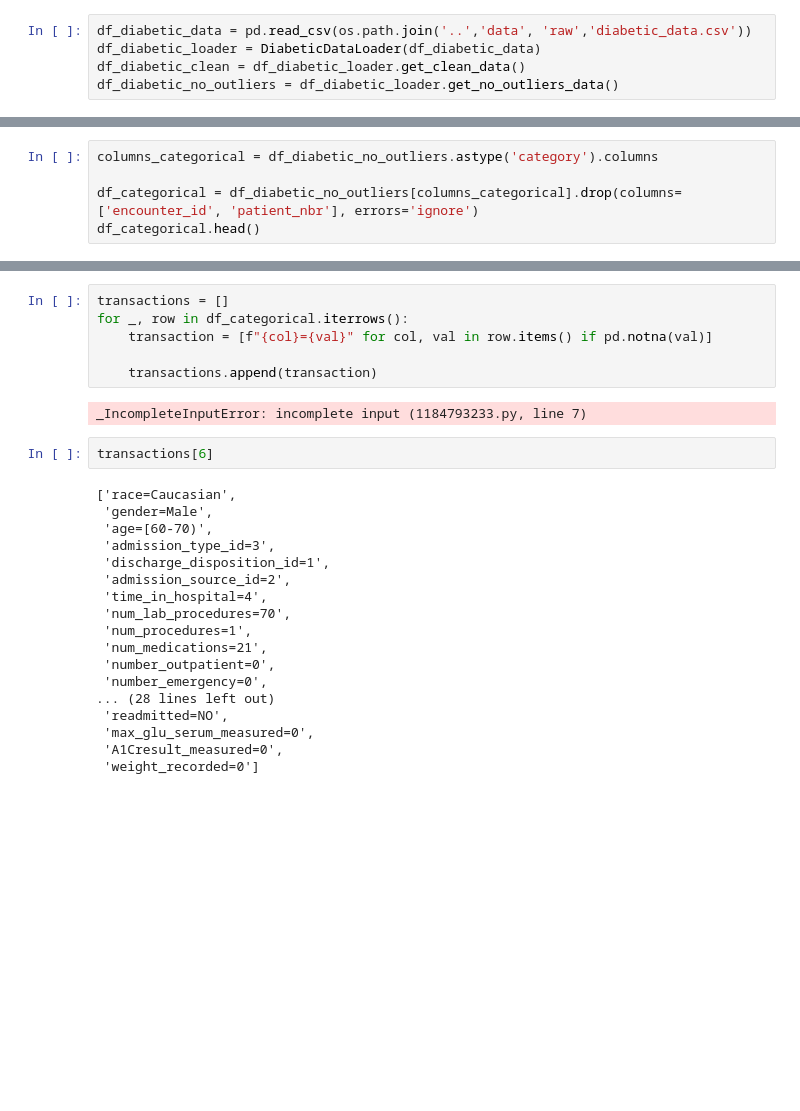
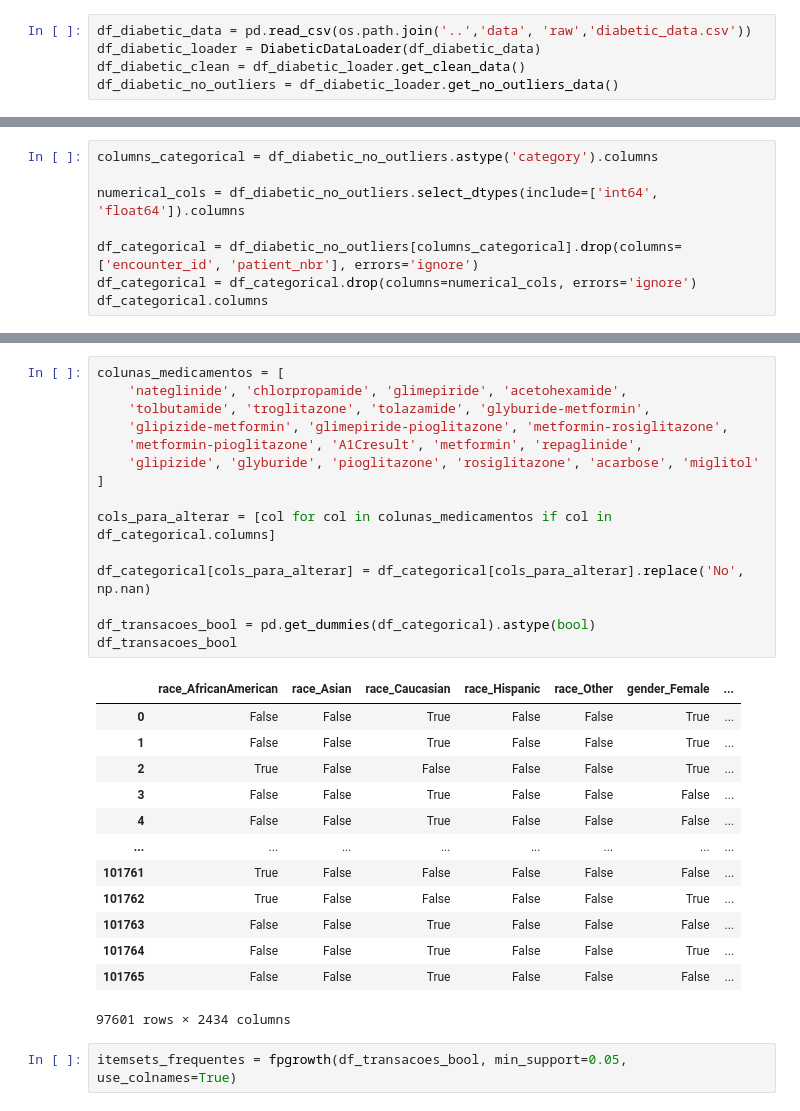
Before and after one commit to guimaguima/tp01, a Jupyter notebook: notebooks/PATTERNS.ipynb, the cells around one changed output, grey strips where cells are left out. Drawn from its saved outputs; the diff is of its cells as text; blank space fills up the shorter version.

```diff
--- a/notebooks/PATTERNS.ipynb
+++ b/notebooks/PATTERNS.ipynb
@@ -149,6 +169,9 @@ df_diabetic_no_outliers = df_diabetic_loader.get_no_outliers_data()
 # %%
 columns_categorical = df_diabetic_no_outliers.astype('category').columns
 
+numerical_cols = df_diabetic_no_outliers.select_dtypes(include=['int64', 'float64']).columns
+
 df_categorical = df_diabetic_no_outliers[columns_categorical].drop(columns=['encounter_id', 'patient_nbr'], errors='ignore')
-df_categorical.head()
+df_categorical = df_categorical.drop(columns=numerical_cols, errors='ignore')
+df_categorical.columns
 # %% [output]
@@ -162,28 +183,31 @@ df_categorical.head()
-# %%
-transactions = []
-for _, row in df_categorical.iterrows():
-    transaction = [f"{col}={val}" for col, val in row.items() if pd.notna(val)]
-
-    transactions.append(transaction)
-# %% [output]
-_IncompleteInputError: incomplete input (1184793233.py, line 7)
-# %%
-transactions[6]
-# %% [output]
-['race=Caucasian',
- 'gender=Male',
- 'age=[60-70)',
- 'admission_type_id=3',
- 'discharge_disposition_id=1',
- 'admission_source_id=2',
- 'time_in_hospital=4',
- 'num_lab_procedures=70',
- 'num_procedures=1',
- 'num_medications=21',
- 'number_outpatient=0',
- 'number_emergency=0',
-... (28 lines left out)
- 'readmitted=NO',
- 'max_glu_serum_measured=0',
- 'A1Cresult_measured=0',
- 'weight_recorded=0']
+# %%
+colunas_medicamentos = [
+    'nateglinide', 'chlorpropamide', 'glimepiride', 'acetohexamide',
+    'tolbutamide', 'troglitazone', 'tolazamide', 'glyburide-metformin',
+    'glipizide-metformin', 'glimepiride-pioglitazone', 'metformin-rosiglitazone',
+    'metformin-pioglitazone', 'A1Cresult', 'metformin', 'repaglinide',
+    'glipizide', 'glyburide', 'pioglitazone', 'rosiglitazone', 'acarbose', 'miglitol'
+]
+
+cols_para_alterar = [col for col in colunas_medicamentos if col in df_categorical.columns]
+
+df_categorical[cols_para_alterar] = df_categorical[cols_para_alterar].replace('No', np.nan)
+
+df_transacoes_bool = pd.get_dummies(df_categorical).astype(bool)
+df_transacoes_bool
+# %% [output]
+|  | race_AfricanAmerican | race_Asian | race_Caucasian | race_Hispanic | race_Other | gender_Female | ... |
+| 0 | False | False | True | False | False | True | ... |
+| 1 | False | False | True | False | False | True | ... |
+| 2 | True | False | False | False | False | True | ... |
+| 3 | False | False | True | False | False | False | ... |
+| 4 | False | False | True | False | False | False | ... |
+| ... | ... | ... | ... | ... | ... | ... | ... |
+| 101761 | True | False | False | False | False | False | ... |
+| 101762 | True | False | False | False | False | True | ... |
+| 101763 | False | False | True | False | False | False | ... |
+| 101764 | False | False | True | False | False | True | ... |
+| 101765 | False | False | True | False | False | False | ... |
+97601 rows × 2434 columns
+# %%
+itemsets_frequentes = fpgrowth(df_transacoes_bool, min_support=0.05, use_colnames=True)
```
Also changed, not shown: parts of 6 cells of this notebook, 1 other file.
